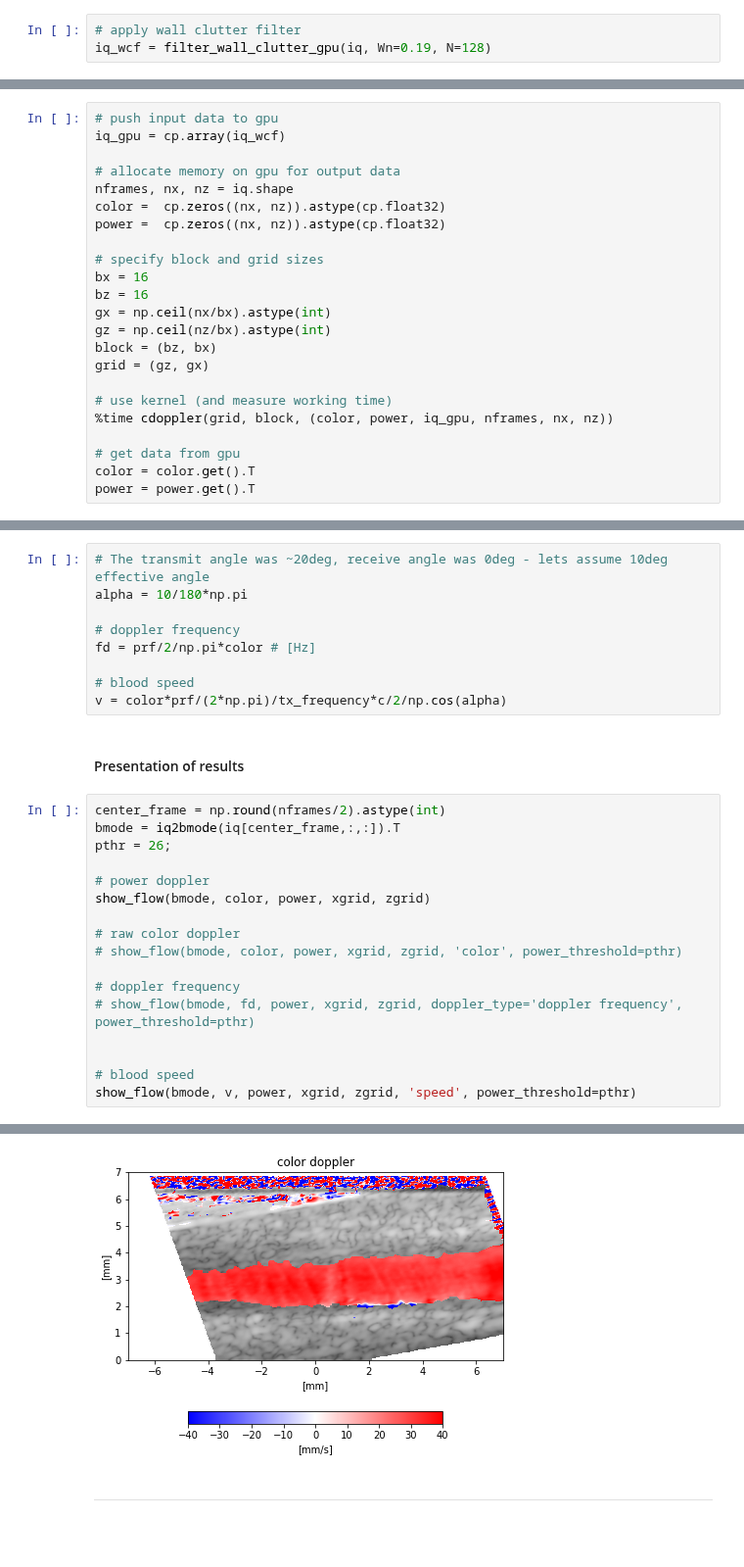
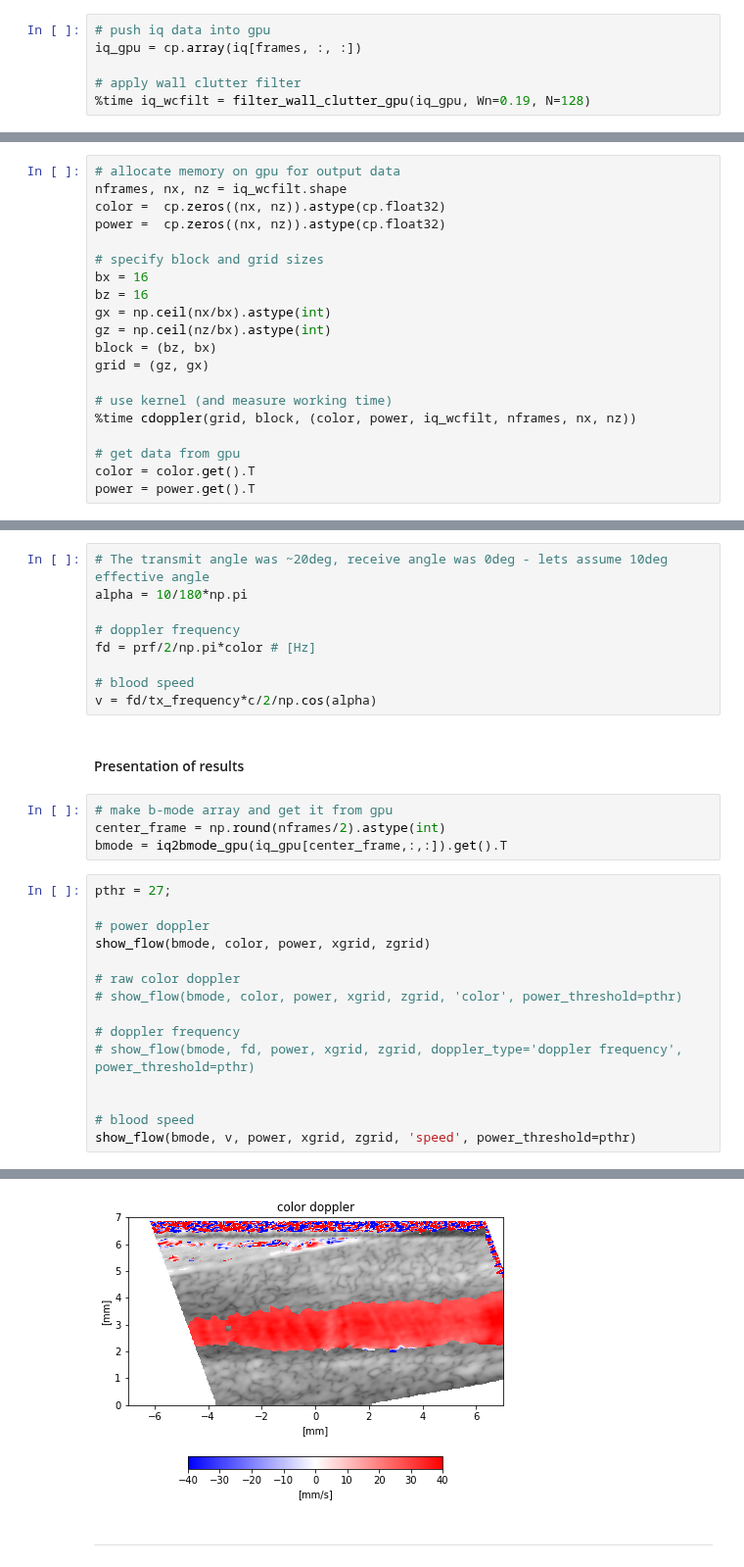
Before and after one commit to Lab4US/gpu-short-course, a Jupyter notebook: exercises/case_study_doppler.ipynb, the cells around one changed output, grey strips where cells are left out. Shown at 98% size. Drawn from its saved outputs; the diff is of its cells as text; blank space fills up the shorter version.

```diff
--- a/exercises/case_study_doppler.ipynb
+++ b/exercises/case_study_doppler.ipynb
@@ -141,3 +146,6 @@ tx_frequency = data['tx_frequency'] # transmit frequency
 # %%
+# push iq data into gpu
+iq_gpu = cp.array(iq[frames, :, :])
+
 # apply wall clutter filter
-iq_wcf = filter_wall_clutter_gpu(iq, Wn=0.19, N=128)
+%time iq_wcfilt = filter_wall_clutter_gpu(iq_gpu, Wn=0.19, N=128)
@@ -144,9 +155,6 @@ iq_wcf = filter_wall_clutter_gpu(iq, Wn=0.19, N=128)
 # %%
-# push input data to gpu
-iq_gpu = cp.array(iq_wcf)
-
 # allocate memory on gpu for output data
-nframes, nx, nz = iq.shape
+nframes, nx, nz = iq_wcfilt.shape
 color =  cp.zeros((nx, nz)).astype(cp.float32)
 power =  cp.zeros((nx, nz)).astype(cp.float32)
 
@@ -159,7 +167,7 @@ block = (bz, bx)
 grid = (gz, gx)
 
 # use kernel (and measure working time)
-%time cdoppler(grid, block, (color, power, iq_gpu, nframes, nx, nz))
+%time cdoppler(grid, block, (color, power, iq_wcfilt, nframes, nx, nz))
 
 # get data from gpu
 color = color.get().T
@@ -177,29 +185,31 @@ alpha = 10/180*np.pi
 fd = prf/2/np.pi*color # [Hz]
 
 # blood speed
-v = color*prf/(2*np.pi)/tx_frequency*c/2/np.cos(alpha)
+v = fd/tx_frequency*c/2/np.cos(alpha)
 # %% [markdown]
 #### Presentation of results
+# %%
+# make b-mode array and get it from gpu
+center_frame = np.round(nframes/2).astype(int)
+bmode = iq2bmode_gpu(iq_gpu[center_frame,:,:]).get().T
 # %%
-center_frame = np.round(nframes/2).astype(int)
-bmode = iq2bmode(iq[center_frame,:,:]).T
-pthr = 26;
+pthr = 27;
 
 # power doppler
 show_flow(bmode, color, power, xgrid, zgrid)
 
 # raw color doppler
 # show_flow(bmode, color, power, xgrid, zgrid, 'color', power_threshold=pthr)
 
 # doppler frequency
 # show_flow(bmode, fd, power, xgrid, zgrid, doppler_type='doppler frequency', power_threshold=pthr)
 
 
 # blood speed
 show_flow(bmode, v, power, xgrid, zgrid, 'speed', power_threshold=pthr)
 # %% [output]
 [figure]
-[figure, old version]
+[figure, new version]
 # %% [markdown]
 -----------------------------------------
 # %% [markdown]
```
Also changed, not shown: parts of 4 cells of this notebook, 1 other file.
